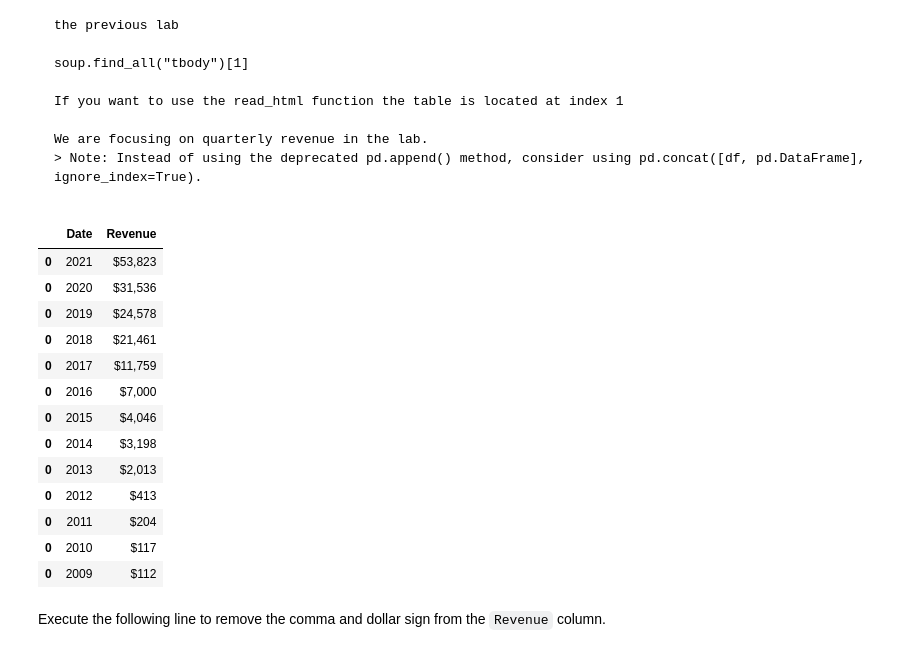
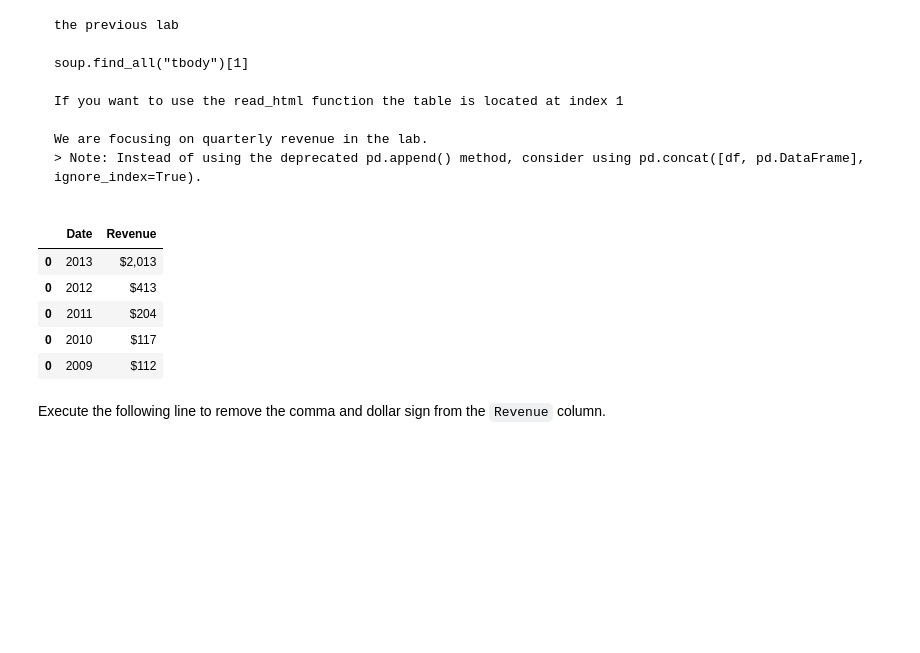
Before and after one commit to MohamedAliDakhli/testrepo, a Jupyter notebook: Final Assignment.ipynb, the cells around one changed output. Saved outputs shown, nothing was run; the diff lists cells and outputs as text; code cells hidden in the pictures; folded sections open; blank space fills up the shorter version.

```diff
--- a/Final Assignment.ipynb
+++ b/Final Assignment.ipynb
@@ -185,21 +178,13 @@ We are focusing on quarterly revenue in the lab.
 # %%
 tesla_revenue=pd.DataFrame(columns=["Date","Revenue"])
 for i in soup.find('tbody').find_all('tr'):
     col=i.find_all('td')
     Date=col[0].text
     Revenue=col[1].text
     tesla_revenue=pd.concat([tesla_revenue,pd.DataFrame({"Date":Date,"Revenue":[Revenue]})])
-tesla_revenue
+tesla_revenue.tail(5)
 # %% [output]
 |  | Date | Revenue |
-| 0 | 2021 | $53,823 |
-| 0 | 2020 | $31,536 |
-| 0 | 2019 | $24,578 |
-| 0 | 2018 | $21,461 |
-| 0 | 2017 | $11,759 |
-| 0 | 2016 | $7,000 |
-| 0 | 2015 | $4,046 |
-| 0 | 2014 | $3,198 |
 | 0 | 2013 | $2,013 |
 | 0 | 2012 | $413 |
 | 0 | 2011 | $204 |
```
Also changed, not shown: parts of 5 cells of this notebook.
